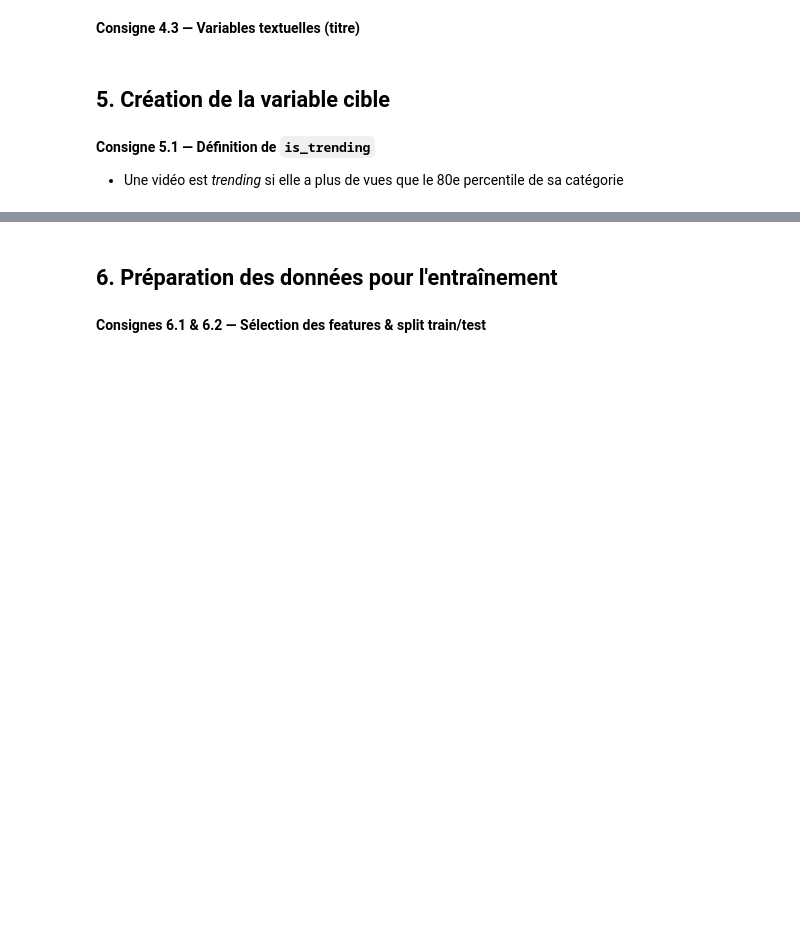
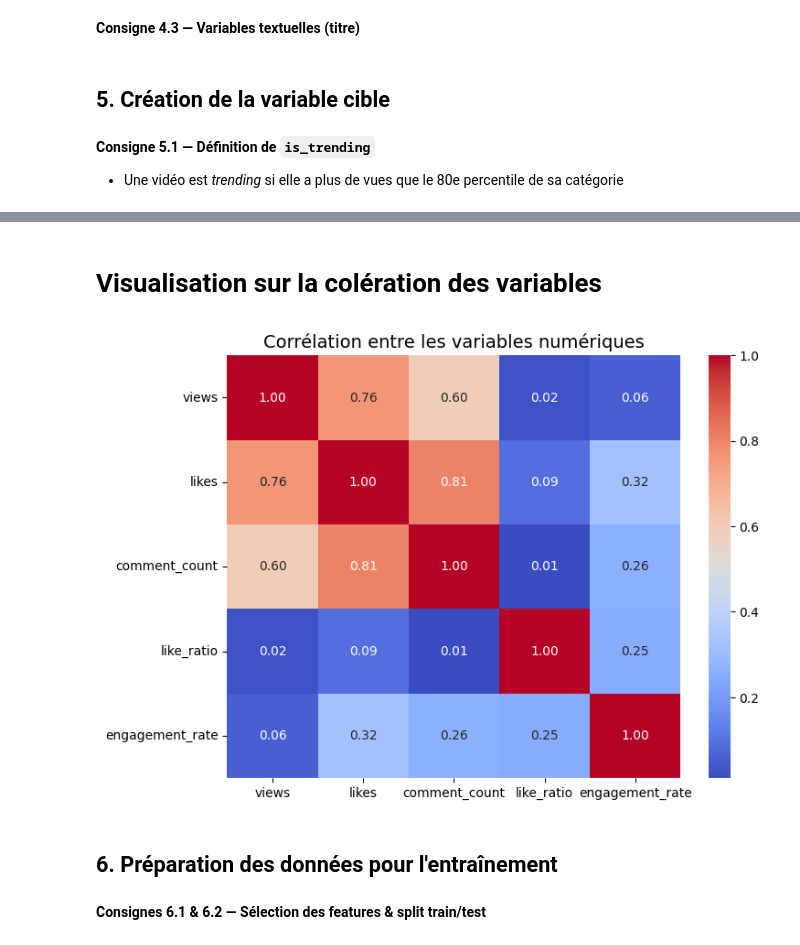
Before and after one commit to Fadila04/classification-IA, a Jupyter notebook: projet-ml-youtube-trending-68b010e7b5bc2532236423.ipynb, the cells around one changed output, grey strips where cells are left out. Drawn from its saved outputs; the diff is of its cells as text; code cells hidden in the pictures; blank space fills up the shorter version.

```diff
--- a/projet-ml-youtube-trending-68b010e7b5bc2532236423.ipynb
+++ b/projet-ml-youtube-trending-68b010e7b5bc2532236423.ipynb
@@ -131,10 +246,18 @@ df = pd.read_csv('data/USvideos.csv', encoding='utf-8')
 **Consigne 4.3 — Variables textuelles (titre)**
 # %%
 # VOTRE CODE ICI - Section 4.3
-# df_clean['title_length'] = ...
-# df_clean['title_word_count'] = ....
-# df_clean['has_caps'] = ...
-# df_clean['has_numbers'] = ...
+
+# Calcule de la longueur du titre
+df_clean['title_length'] = df_clean['title'].str.len()
+
+# # Compter le nombre de mot dans le titre
+df_clean['title_word_count'] = df_clean['title'].str.split().apply(len)
+
+# # Création de la colonne has_caps : 1 ou 0 si le titre contient au moin un mot en MAJUSCULE
+df_clean['has_caps'] = df_clean['title'].str.split().apply(lambda words: any(word.isupper()for word in words)).astype(int)
+
+# # Création de la colonne has_caps : 1 ou 0 si le titre contient au moin des nombres
+df_clean['has_numbers'] = df_clean['title'].str.split().apply(lambda words: any(word.isdigit()for word in words)).astype(int)
 # %% [markdown]
 ## 5. Création de la variable cible
 # %% [markdown]
@@ -142,7 +265,7 @@ df = pd.read_csv('data/USvideos.csv', encoding='utf-8')
 - Une vidéo est *trending* si elle a plus de vues que le 80e percentile de sa catégorie
 # %%
 # VOTRE CODE ICI - Section 5.1
-# df_clean['is_trending'] = (df_clean.groupby('category_id')['views']
-#                                   .transform(lambda x: x > x.quantile(0.8))).astype(int)
-# print("Distribution de la variable cible:")
-# display(df_clean['is_trending'].value_counts().to_frame('count'))
+df_clean['is_trending'] = (df_clean.groupby('category_id')['views']
+                                   .transform(lambda x: x > x.quantile(0.8))).astype(int)
+print("Distribution de la variable cible:")
+display(df_clean['is_trending'].value_counts().to_frame('count'))
@@ -149,3 +278,20 @@ df = pd.read_csv('data/USvideos.csv', encoding='utf-8')
+# %% [markdown]
+# Visualisation sur la colération des variables
+# %%
+#Section 5.2 : Visualisation des données
+import matplotlib.pyplot as plt
+import seaborn as sns
+
+# Calculer la matrice de corrélation
+corr = df_clean[['views', 'likes', 'comment_count', 'like_ratio', 'engagement_rate']].corr()
+
+# Visualisation
+plt.figure(figsize=(8,6))
+sns.heatmap(corr, annot=True, cmap="coolwarm", fmt=".2f")
+plt.title("Corrélation entre les variables numériques", fontsize=14)
+plt.show()
+# %% [output]
+[figure, added]
 # %% [markdown]
 ## 6. Préparation des données pour l'entraînement
 # %% [markdown]
```
Also changed, not shown: parts of 21 cells of this notebook, 1 other file.
